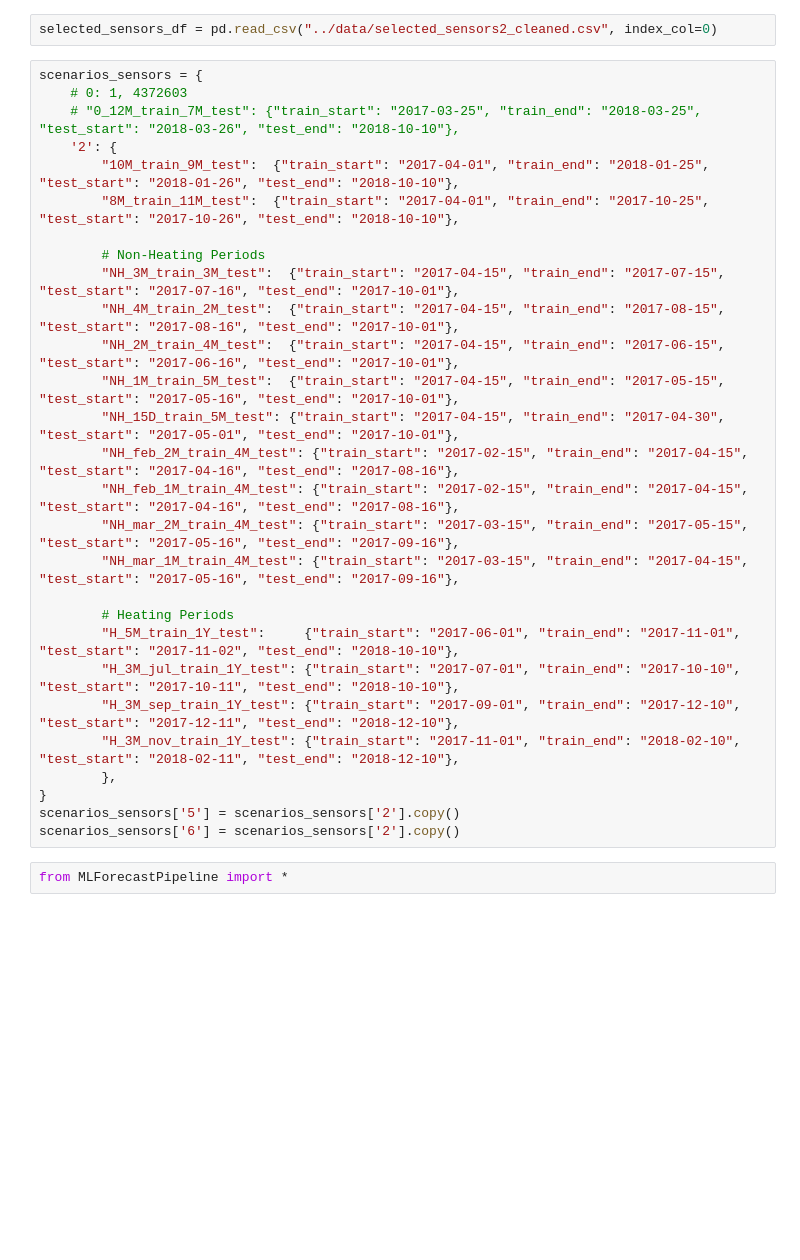
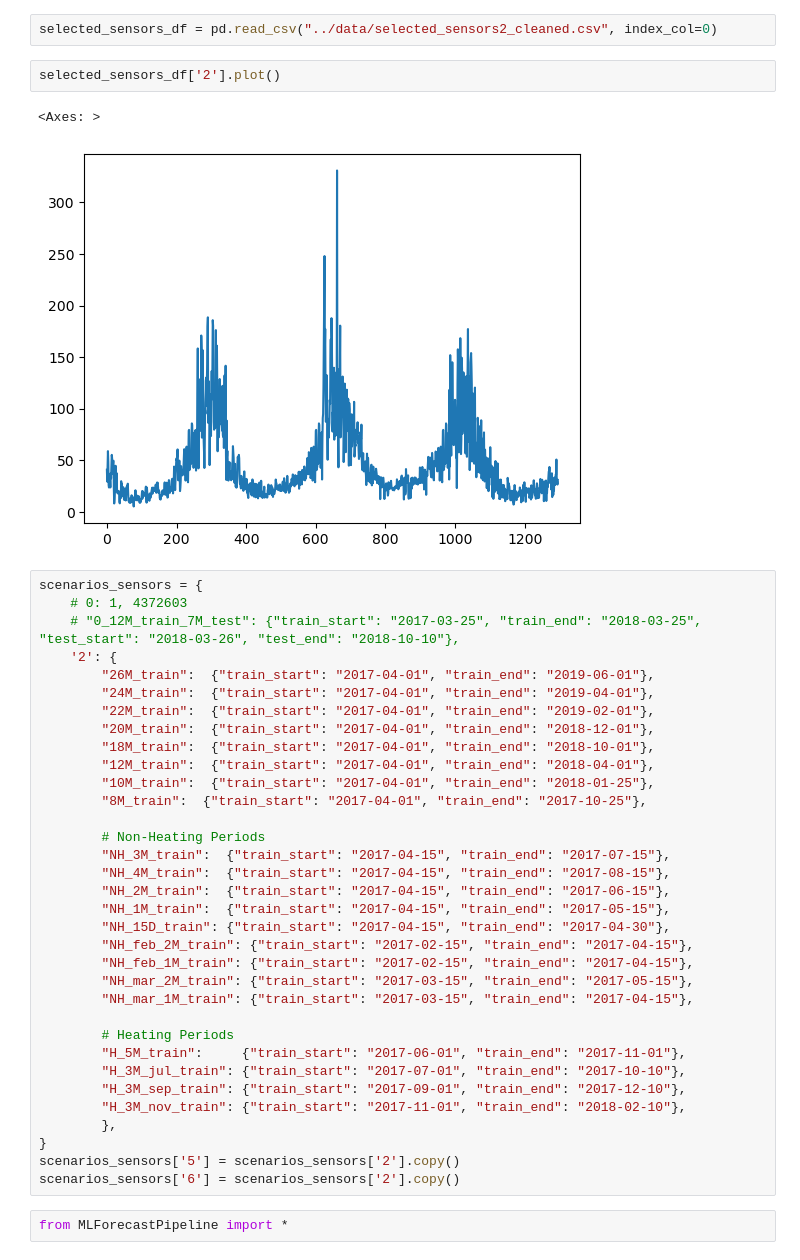
Before and after one commit to makataomu/pm25, a Jupyter notebook: code/4.1.3 - datasets prep.ipynb, the cells around one changed output. Cells and saved outputs as stored; diff of their text form; blank space fills up the shorter version.

```diff
--- a/code/4.1.3 - datasets prep.ipynb
+++ b/code/4.1.3 - datasets prep.ipynb
@@ -31,30 +31,41 @@ def format_df_to_mlforecast(df, date_col, target_col, unique_id='mean'):
     return df_
 # %%
 selected_sensors_df = pd.read_csv("../data/selected_sensors2_cleaned.csv", index_col=0)
+# %%
+selected_sensors_df['2'].plot()
+# %% [output]
+<Axes: >
+[figure, added]
 # %%
 scenarios_sensors = {
     # 0: 1, 4372603
     # "0_12M_train_7M_test": {"train_start": "2017-03-25", "train_end": "2018-03-25", "test_start": "2018-03-26", "test_end": "2018-10-10"},
     '2': {
-        "10M_train_9M_test":  {"train_start": "2017-04-01", "train_end": "2018-01-25", "test_start": "2018-01-26", "test_end": "2018-10-10"},
-        "8M_train_11M_test":  {"train_start": "2017-04-01", "train_end": "2017-10-25", "test_start": "2017-10-26", "test_end": "2018-10-10"},
+        "26M_train":  {"train_start": "2017-04-01", "train_end": "2019-06-01"},
+        "24M_train":  {"train_start": "2017-04-01", "train_end": "2019-04-01"},
+        "22M_train":  {"train_start": "2017-04-01", "train_end": "2019-02-01"},
+        "20M_train":  {"train_start": "2017-04-01", "train_end": "2018-12-01"},
+        "18M_train":  {"train_start": "2017-04-01", "train_end": "2018-10-01"},
+        "12M_train":  {"train_start": "2017-04-01", "train_end": "2018-04-01"},
+        "10M_train":  {"train_start": "2017-04-01", "train_end": "2018-01-25"},
+        "8M_train":  {"train_start": "2017-04-01", "train_end": "2017-10-25"},
 
         # Non-Heating Periods
-        "NH_3M_train_3M_test":  {"train_start": "2017-04-15", "train_end": "2017-07-15", "test_start": "2017-07-16", "test_end": "2017-10-01"},
-        "NH_4M_train_2M_test":  {"train_start": "2017-04-15", "train_end": "2017-08-15", "test_start": "2017-08-16", "test_end": "2017-10-01"},
-        "NH_2M_train_4M_test":  {"train_start": "2017-04-15", "train_end": "2017-06-15", "test_start": "2017-06-16", "test_end": "2017-10-01"},
-        "NH_1M_train_5M_test":  {"train_start": "2017-04-15", "train_end": "2017-05-15", "test_start": "2017-05-16", "test_end": "2017-10-01"},
-        "NH_15D_train_5M_test": {"train_start": "2017-04-15", "train_end": "2017-04-30", "test_start": "2017-05-01", "test_end": "2017-10-01"},
-        "NH_feb_2M_train_4M_test": {"train_start": "2017-02-15", "train_end": "2017-04-15", "test_start": "2017-04-16", "test_end": "2017-08-16"},
-        "NH_feb_1M_train_4M_test": {"train_start": "2017-02-15", "train_end": "2017-04-15", "test_start": "2017-04-16", "test_end": "2017-08-16"},
-        "NH_mar_2M_train_4M_test": {"train_start": "2017-03-15", "train_end": "2017-05-15", "test_start": "2017-05-16", "test_end": "2017-09-16"},
-        "NH_mar_1M_train_4M_test": {"train_start": "2017-03-15", "train_end": "2017-04-15", "test_start": "2017-05-16", "test_end": "2017-09-16"},
+        "NH_3M_train":  {"train_start": "2017-04-15", "train_end": "2017-07-15"},
+        "NH_4M_train":  {"train_start": "2017-04-15", "train_end": "2017-08-15"},
+        "NH_2M_train":  {"train_start": "2017-04-15", "train_end": "2017-06-15"},
+        "NH_1M_train":  {"train_start": "2017-04-15", "train_end": "2017-05-15"},
+        "NH_15D_train": {"train_start": "2017-04-15", "train_end": "2017-04-30"},
+        "NH_feb_2M_train": {"train_start": "2017-02-15", "train_end": "2017-04-15"},
+        "NH_feb_1M_train": {"train_start": "2017-02-15", "train_end": "2017-04-15"},
+        "NH_mar_2M_train": {"train_start": "2017-03-15", "train_end": "2017-05-15"},
+        "NH_mar_1M_train": {"train_start": "2017-03-15", "train_end": "2017-04-15"},
 
         # Heating Periods
-        "H_5M_train_1Y_test":     {"train_start": "2017-06-01", "train_end": "2017-11-01", "test_start": "2017-11-02", "test_end": "2018-10-10"},
-        "H_3M_jul_train_1Y_test": {"train_start": "2017-07-01", "train_end": "2017-10-10", "test_start": "2017-10-11", "test_end": "2018-10-10"},
-        "H_3M_sep_train_1Y_test": {"train_start": "2017-09-01", "train_end": "2017-12-10", "test_start": "2017-12-11", "test_end": "2018-12-10"},
-        "H_3M_nov_train_1Y_test": {"train_start": "2017-11-01", "train_end": "2018-02-10", "test_start": "2018-02-11", "test_end": "2018-12-10"},
+        "H_5M_train":     {"train_start": "2017-06-01", "train_end": "2017-11-01"},
+        "H_3M_jul_train": {"train_start": "2017-07-01", "train_end": "2017-10-10"},
+        "H_3M_sep_train": {"train_start": "2017-09-01", "train_end": "2017-12-10"},
+        "H_3M_nov_train": {"train_start": "2017-11-01", "train_end": "2018-02-10"},
         },
 }
 scenarios_sensors['5'] = scenarios_sensors['2'].copy()
```
Also changed, not shown: parts of 6 cells of this notebook, 16 other files.
